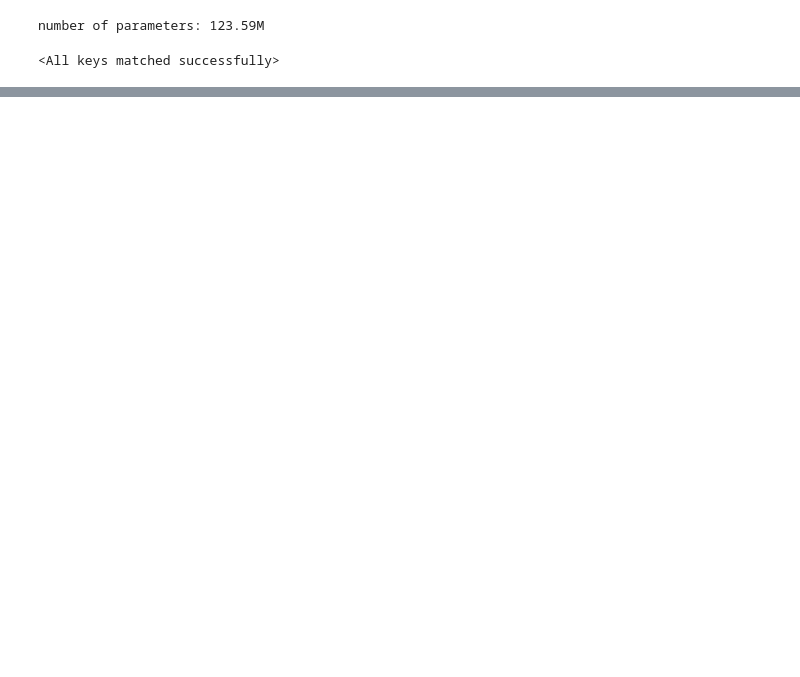
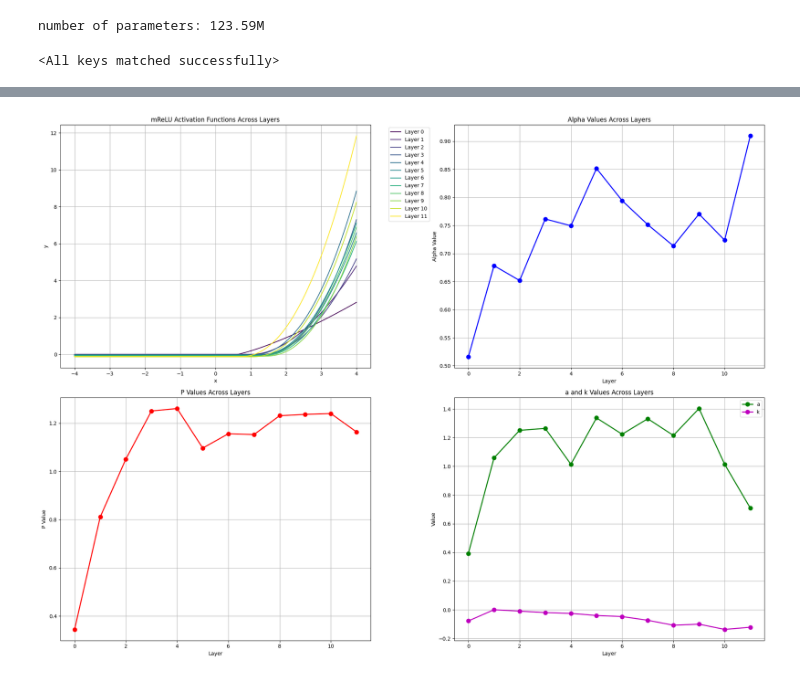
Before and after one commit to Hrrsmjd/llm-baselines, a Jupyter notebook: check.ipynb, the cells around one changed output, grey strips where cells are left out. Saved outputs shown, nothing was run; the diff lists cells and outputs as text; code cells hidden in the pictures; blank space fills up the shorter version.

```diff
--- a/check.ipynb
+++ b/check.ipynb
@@ -144,0 +247,72 @@ tensor(1.0000e-07)
+# %%
+# Create lists to store parameter values for each layer
+alphas = []
+ps = []
+as_ = []
+ks = []
+
+# Extract parameter values for each layer
+for name, param in model.named_parameters():
+    if 'activation' in name:
+        value = param.item()
+        if 'activation.alpha' in name:
+            alphas.append(F.softplus(torch.tensor(value)).item())
+        elif 'activation.p' in name:
+            ps.append(F.softplus(torch.tensor(value)).item())
+        elif 'activation.a' in name:
+            as_.append(value)
+        elif 'activation.k' in name:
+            # print(name, value)
+            ks.append(value)
+
+# Create layer indices and x values for plotting
+layers = list(range(12))
+x = torch.linspace(-4, 4, 100)
+
+# Create figure with subplots
+import numpy as np
+import matplotlib.pyplot as plt
+plt.figure(figsize=(20, 15))
+
+# Plot 1: Original activation functions plot
+plt.subplot(2, 2, 1)
+colors = plt.cm.viridis(np.linspace(0, 1, 12))
+for layer in range(12):
+    y = alphas[layer] * torch.pow(F.relu(x - as_[layer]), 1.0 + ps[layer]) + ks[layer]
+    plt.plot(x.numpy(), y.numpy(), label=f'Layer {layer}', color=colors[layer])
+plt.title('mReLU Activation Functions Across Layers')
+plt.xlabel('x')
+plt.ylabel('y')
+plt.legend(bbox_to_anchor=(1.05, 1), loc='upper left')
+plt.grid(True)
+
+# Plot 2: Alpha values
+plt.subplot(2, 2, 2)
+plt.plot(layers, alphas, 'bo-', linewidth=2, markersize=8)
+plt.title('Alpha Values Across Layers')
+plt.xlabel('Layer')
+plt.ylabel('Alpha Value')
+plt.grid(True)
+
+# Plot 3: P values
+plt.subplot(2, 2, 3)
+plt.plot(layers, ps, 'ro-', linewidth=2, markersize=8)
+plt.title('P Values Across Layers')
+plt.xlabel('Layer')
+plt.ylabel('P Value')
+plt.grid(True)
+
+# Plot 4: a and k values
+plt.subplot(2, 2, 4)
+plt.plot(layers, as_, 'go-', linewidth=2, markersize=8, label='a')
+plt.plot(layers, ks, 'mo-', linewidth=2, markersize=8, label='k')
+plt.title('a and k Values Across Layers')
+plt.xlabel('Layer')
+plt.ylabel('Value')
+plt.legend()
+plt.grid(True)
+
+plt.tight_layout()
+plt.show()
+# %% [output]
+[figure, added]
```
Also changed, not shown: parts of 4 cells of this notebook, 4 other files.
